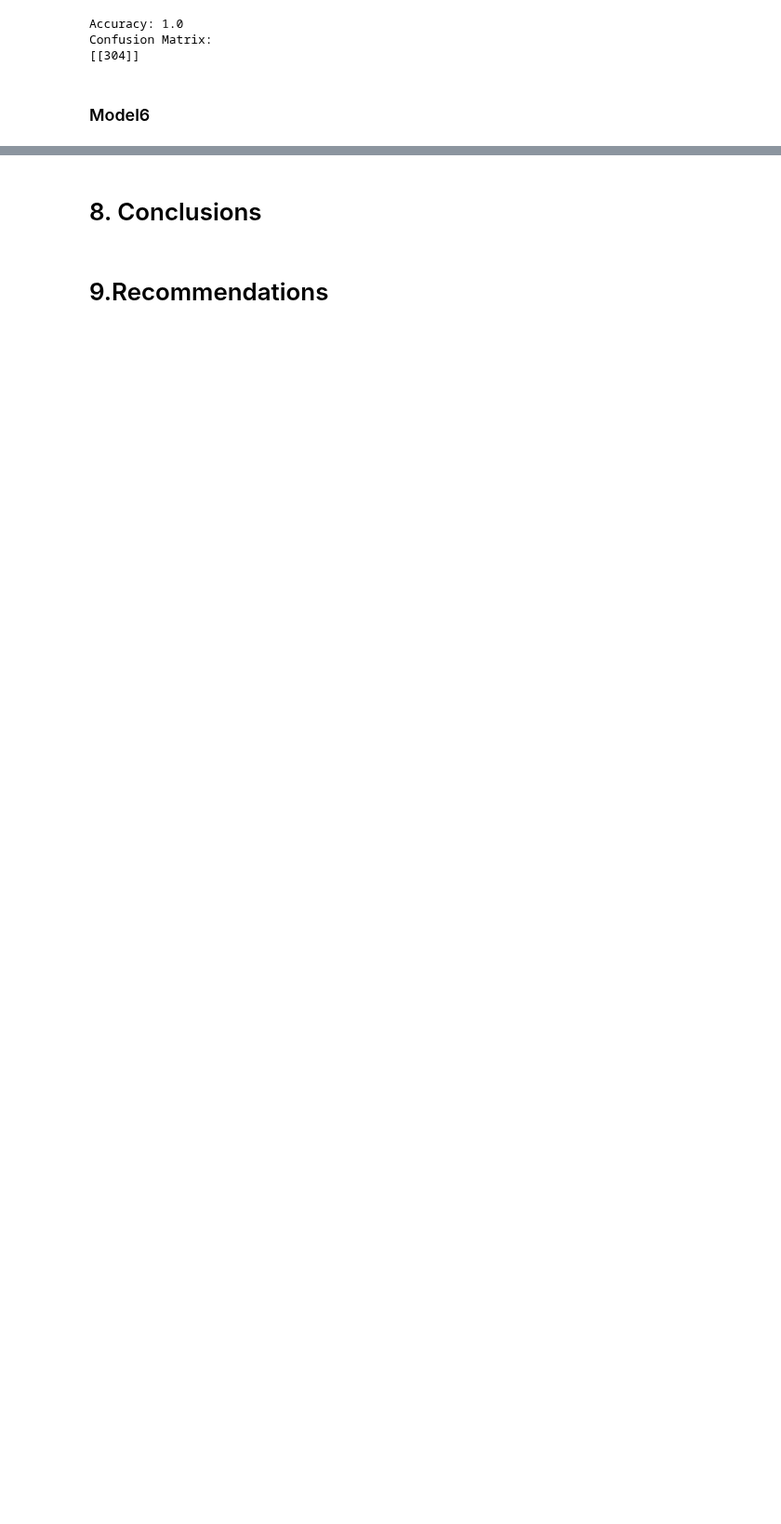
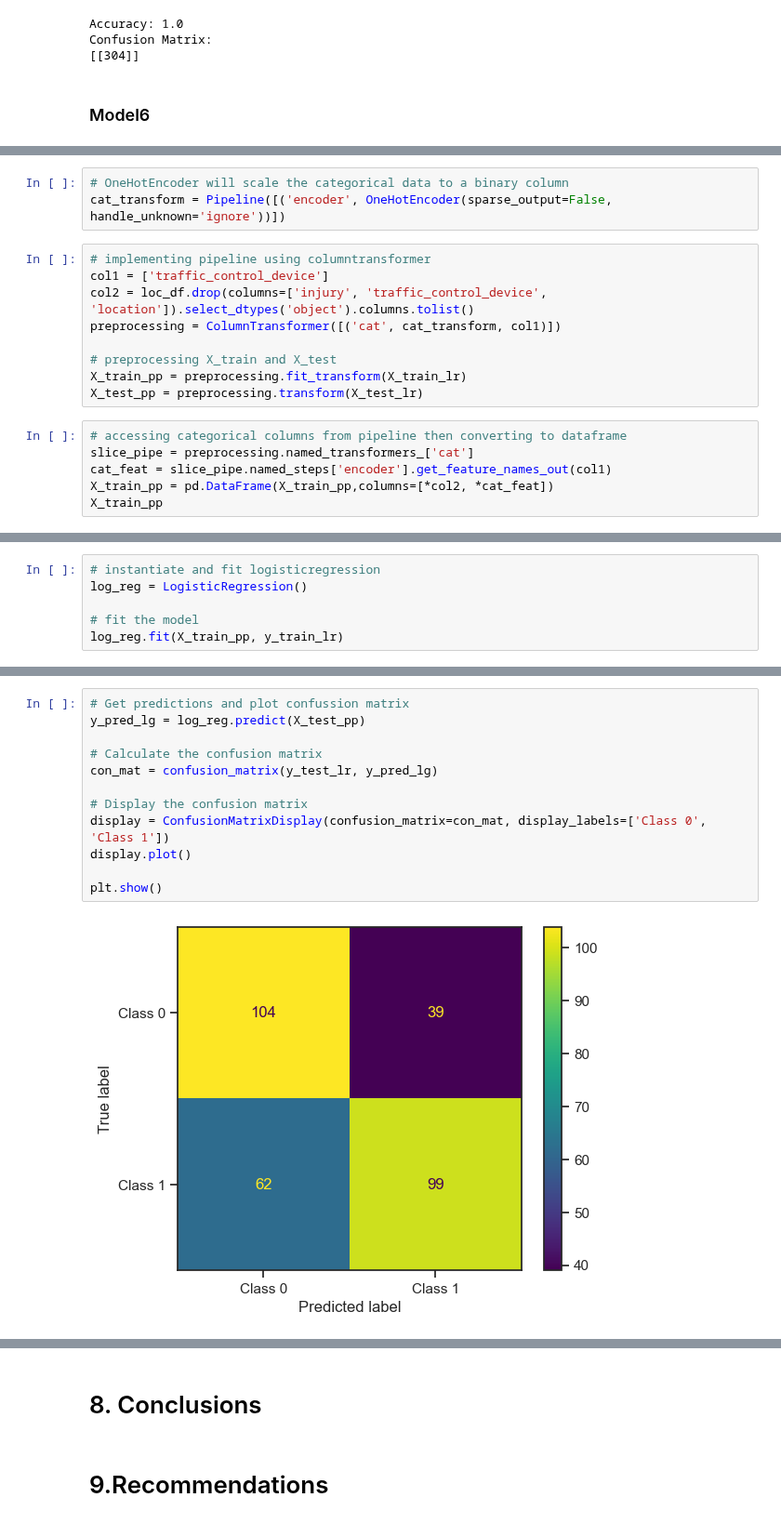
Before and after one commit to Ivan3864/dsc-Accidents-analysis, a Jupyter notebook: notebook.ipynb, the cells around one changed output, grey strips where cells are left out. Shown at 93% size. Cells and saved outputs as stored; diff of their text form; blank space fills up the shorter version.

Commit message:
Model Six

```diff
--- a/notebook.ipynb
+++ b/notebook.ipynb
@@ -666,0 +722,18 @@ Confusion Matrix:
+# %%
+# OneHotEncoder will scale the categorical data to a binary column
+cat_transform = Pipeline([('encoder', OneHotEncoder(sparse_output=False, handle_unknown='ignore'))])
+# %%
+# implementing pipeline using columntransformer
+col1 = ['traffic_control_device']
+col2 = loc_df.drop(columns=['injury', 'traffic_control_device', 'location']).select_dtypes('object').columns.tolist()
+preprocessing = ColumnTransformer([('cat', cat_transform, col1)])
+
+# preprocessing X_train and X_test
+X_train_pp = preprocessing.fit_transform(X_train_lr)
+X_test_pp = preprocessing.transform(X_test_lr)
+# %%
+# accessing categorical columns from pipeline then converting to dataframe
+slice_pipe = preprocessing.named_transformers_['cat']
+cat_feat = slice_pipe.named_steps['encoder'].get_feature_names_out(col1)
+X_train_pp = pd.DataFrame(X_train_pp,columns=[*col2, *cat_feat])
+X_train_pp
@@ -666,0 +762,6 @@ Confusion Matrix:
+# %%
+# instantiate and fit logisticregression
+log_reg = LogisticRegression()
+
+# fit the model
+log_reg.fit(X_train_pp, y_train_lr)
@@ -666,0 +770,14 @@ Confusion Matrix:
+# %%
+# Get predictions and plot confussion matrix
+y_pred_lg = log_reg.predict(X_test_pp)
+
+# Calculate the confusion matrix
+con_mat = confusion_matrix(y_test_lr, y_pred_lg)
+
+# Display the confusion matrix
+display = ConfusionMatrixDisplay(confusion_matrix=con_mat, display_labels=['Class 0', 'Class 1'])
+display.plot()
+
+plt.show()
+# %% [output]
+[figure, added]
```
Also changed, not shown: parts of 23 cells of this notebook.
